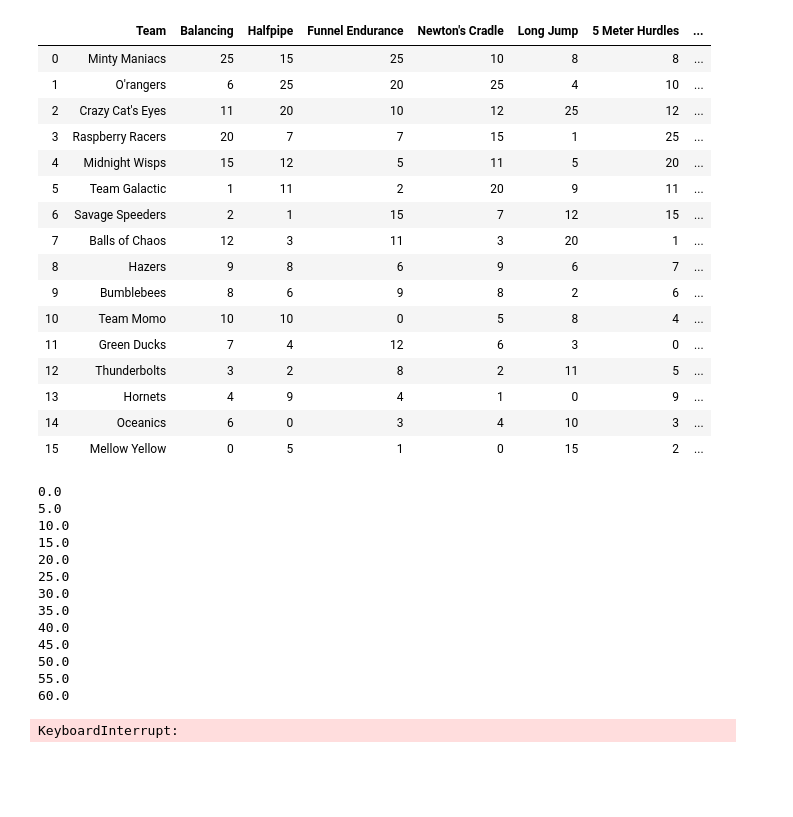
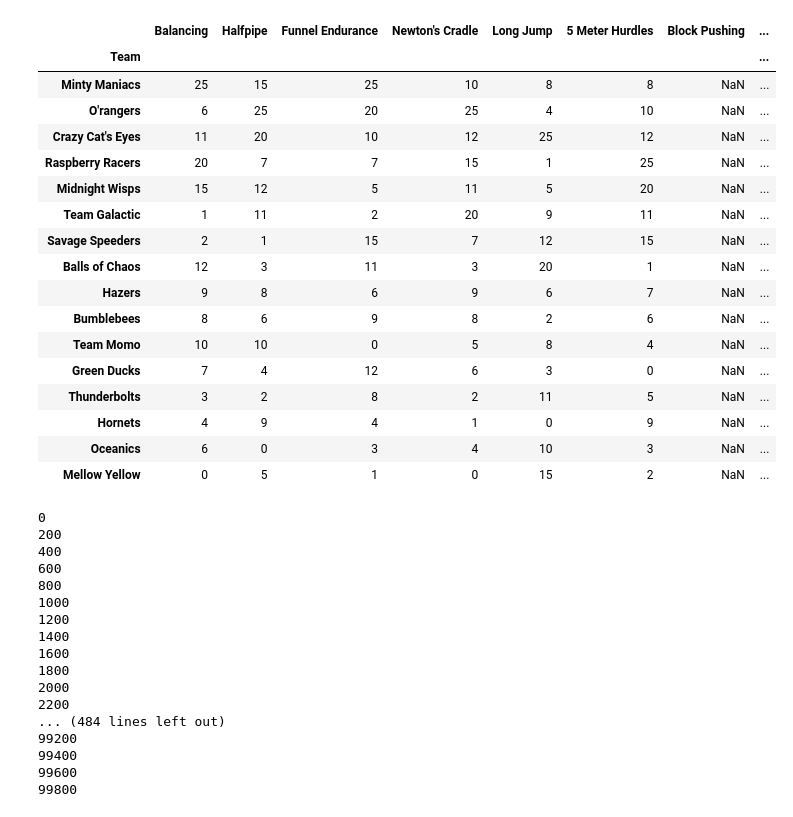
Before and after one commit to jtang9001/marble-carlo, a Jupyter notebook: carlo.ipynb, the cells around one changed output. Cells and saved outputs as stored; diff of their text form; code cells hidden in the pictures; blank space fills up the shorter version.

```diff
--- a/carlo.ipynb
+++ b/carlo.ipynb
@@ -8,25 +8,27 @@ import random
 rng = np.random.default_rng()
 # %%
 df = pd.read_csv('standings2.csv')
+df = df.set_index("Team")
 df
 # %% [output]
-|  | Team | Balancing | Halfpipe | Funnel Endurance | Newton's Cradle | Long Jump | 5 Meter Hurdles | ... |
-| 0 | Minty Maniacs | 25 | 15 | 25 | 10 | 8 | 8 | ... |
-| 1 | O'rangers | 6 | 25 | 20 | 25 | 4 | 10 | ... |
-| 2 | Crazy Cat's Eyes | 11 | 20 | 10 | 12 | 25 | 12 | ... |
-| 3 | Raspberry Racers | 20 | 7 | 7 | 15 | 1 | 25 | ... |
-| 4 | Midnight Wisps | 15 | 12 | 5 | 11 | 5 | 20 | ... |
-| 5 | Team Galactic | 1 | 11 | 2 | 20 | 9 | 11 | ... |
-| 6 | Savage Speeders | 2 | 1 | 15 | 7 | 12 | 15 | ... |
-| 7 | Balls of Chaos | 12 | 3 | 11 | 3 | 20 | 1 | ... |
-| 8 | Hazers | 9 | 8 | 6 | 9 | 6 | 7 | ... |
-| 9 | Bumblebees | 8 | 6 | 9 | 8 | 2 | 6 | ... |
-| 10 | Team Momo | 10 | 10 | 0 | 5 | 8 | 4 | ... |
-| 11 | Green Ducks | 7 | 4 | 12 | 6 | 3 | 0 | ... |
-| 12 | Thunderbolts | 3 | 2 | 8 | 2 | 11 | 5 | ... |
-| 13 | Hornets | 4 | 9 | 4 | 1 | 0 | 9 | ... |
-| 14 | Oceanics | 6 | 0 | 3 | 4 | 10 | 3 | ... |
-| 15 | Mellow Yellow | 0 | 5 | 1 | 0 | 15 | 2 | ... |
+|  | Balancing | Halfpipe | Funnel Endurance | Newton's Cradle | Long Jump | 5 Meter Hurdles | Block Pushing | ... |
+| Team |  |  |  |  |  |  |  | ... |
+| Minty Maniacs | 25 | 15 | 25 | 10 | 8 | 8 | NaN | ... |
+| O'rangers | 6 | 25 | 20 | 25 | 4 | 10 | NaN | ... |
+| Crazy Cat's Eyes | 11 | 20 | 10 | 12 | 25 | 12 | NaN | ... |
+| Raspberry Racers | 20 | 7 | 7 | 15 | 1 | 25 | NaN | ... |
+| Midnight Wisps | 15 | 12 | 5 | 11 | 5 | 20 | NaN | ... |
+| Team Galactic | 1 | 11 | 2 | 20 | 9 | 11 | NaN | ... |
+| Savage Speeders | 2 | 1 | 15 | 7 | 12 | 15 | NaN | ... |
+| Balls of Chaos | 12 | 3 | 11 | 3 | 20 | 1 | NaN | ... |
+| Hazers | 9 | 8 | 6 | 9 | 6 | 7 | NaN | ... |
+| Bumblebees | 8 | 6 | 9 | 8 | 2 | 6 | NaN | ... |
+| Team Momo | 10 | 10 | 0 | 5 | 8 | 4 | NaN | ... |
+| Green Ducks | 7 | 4 | 12 | 6 | 3 | 0 | NaN | ... |
+| Thunderbolts | 3 | 2 | 8 | 2 | 11 | 5 | NaN | ... |
+| Hornets | 4 | 9 | 4 | 1 | 0 | 9 | NaN | ... |
+| Oceanics | 6 | 0 | 3 | 4 | 10 | 3 | NaN | ... |
+| Mellow Yellow | 0 | 5 | 1 | 0 | 15 | 2 | NaN | ... |
 # %%
 poss_scores = [0, 1, 2, 3, 4, 5, 6, 7, 8, 9, 10, 11, 12, 15, 20, 25]
 # %%
@@ -42,26 +44,29 @@ def fillDf(oldDf):
     filledDf["rank"] = filledDf["sum"].rank(ascending=False)
     return filledDf
 # %%
-for i in range(50000):
-    if i % 500 == 0:
-        print(i/100)
+for i in range(100000):
+    if i % 200 == 0:
+        print(i)
 
     scenario = fillDf(df)
 
-    scores[str(i)] = scenario["sum"]
-    ranks[str(i)] = scenario["rank"]
+    scores[i] = scenario["sum"]
+    ranks[i] = scenario["rank"]
 # %% [output]
-0.0
-5.0
-10.0
-15.0
-20.0
-25.0
-30.0
-35.0
-40.0
-45.0
-50.0
-55.0
-60.0
+0
+200
+400
+600
+800
+1000
+1200
+1400
+1600
+1800
+2000
+2200
+... (484 lines left out)
+99200
+99400
+99600
+99800
-KeyboardInterrupt:
```
Also changed, not shown: parts of 8 cells of this notebook, 4 other files.
